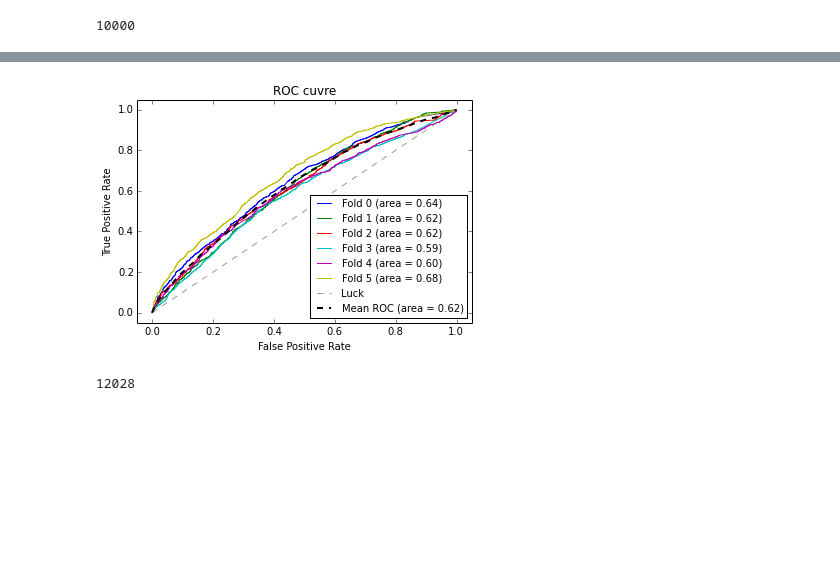
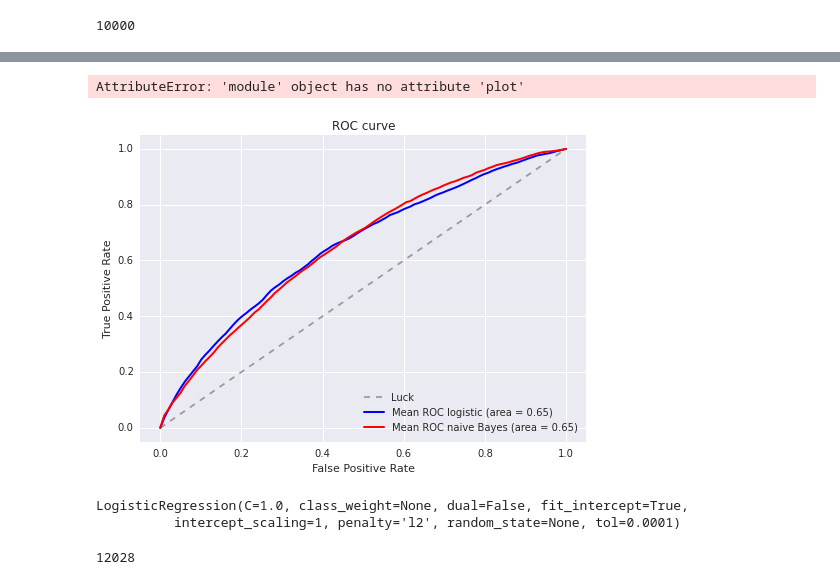
Before and after one commit to gautsi/creddit_score, a Jupyter notebook: notebooks/model_2.ipynb, the cells around one changed output, grey strips where cells are left out. Drawn from its saved outputs; the diff is of its cells as text; code cells hidden in the pictures; blank space fills up the shorter version.

```diff
--- a/notebooks/model_2.ipynb
+++ b/notebooks/model_2.ipynb
@@ -152,7 +158,8 @@ class creddit_score(object):
     def classify(self, train=None, test=None):
 
         if train is None:
-            train, test = list(self.cv)[np.random.choice(len(self.cv))]
+            train, test = list(self.cv)[0]
+            #np.random.choice(len(self.cv))
 
         self.clf.fit(self.X.iloc[train], self.y[train])
         pred = self.clf.predict(self.X.iloc[test])
@@ -170,5 +177,5 @@ class creddit_score(object):
     def fit(self):
         self.clf.fit(self.X, self.y)
 # %%
-crs = creddit_score(X=model_df, y=good_bad_df.cls, clf=LogisticRegression())
+crs_log = creddit_score(X=model_df, y=good_bad_df.cls, clf=LogisticRegression())
 # %%
@@ -194,5 +201,5 @@ text_mnb = Pipeline([('vect', CountVectorizer(ngram_range = (1,4), stop_words='e
                      ('mnb', MultinomialNB()),
                      ])
 # %%
-crs = creddit_score(X=good_bad_df.content, y=good_bad_df.cls, clf=text_mnb)
+crs_nb = creddit_score(X=good_bad_df.content, y=good_bad_df.cls, clf=text_mnb)
 # %%
@@ -317,5 +324,6 @@ import matplotlib.colors as cl
 import matplotlib.patches as mpatches
 import matplotlib.cm as cm
 # %%
-X = good_bad_df.content
+X2 = good_bad_df.content
+X1 = model_df
 y = good_bad_df.cls_color/2
@@ -322,34 +332,47 @@ y = good_bad_df.cls_color/2
+# %%
+cv = StratifiedKFold(y, n_folds=6)
+classifier1 = crs_log.clf
+classifier2 = crs_nb.clf
+
+
+mean_tpr1 = 0.0
+mean_fpr1 = np.linspace(0, 1, 100)
+mean_tpr2 = 0.0
+mean_fpr2 = np.linspace(0, 1, 100)
+all_tpr = []
+
+for i, (train, test) in enumerate(cv):
+    probas1 = classifier1.fit(X1.iloc[train], y[train]).predict_proba(X1.iloc[test])
+    probas2 = classifier2.fit(X2.iloc[train], y[train]).predict_proba(X2.iloc[test])
+    # Compute ROC curve and area the curve
+    fpr1, tpr1, thresholds1 = roc_curve(y[test], probas1[:, 1])
+    fpr2, tpr2, thresholds2 = roc_curve(y[test], probas2[:, 1])
+    mean_tpr1 += interp(mean_fpr1, fpr1, tpr1)
+    mean_tpr2 += interp(mean_fpr2, fpr2, tpr2)
+    mean_tpr1[0] = 0.0
+    mean_tpr2[0] = 0.0
+    #roc_auc = auc(fpr, tpr)
+    #plt.plot(fpr, tpr, lw=1, label='Fold %d (area = %0.2f)' % (i, roc_auc))
+# %% [output]
+AttributeError: 'module' object has no attribute 'plot'
 # %%
-cv = StratifiedKFold(y, n_folds=6)
-classifier = pipe
-
-mean_tpr = 0.0
-mean_fpr = np.linspace(0, 1, 100)
-all_tpr = []
-
-for i, (train, test) in enumerate(cv):
-    probas_ = classifier.fit(X.iloc[train], y[train]).predict_proba(X.iloc[test])
-    # Compute ROC curve and area the curve
-    fpr, tpr, thresholds = roc_curve(y[test], probas_[:, 1])
-    mean_tpr += interp(mean_fpr, fpr, tpr)
-    mean_tpr[0] = 0.0
-    roc_auc = auc(fpr, tpr)
-    plt.plot(fpr, tpr, lw=1, label='Fold %d (area = %0.2f)' % (i, roc_auc))
-
 plt.plot([0, 1], [0, 1], '--', color=(0.6, 0.6, 0.6), label='Luck')
 
-mean_tpr /= len(cv)
-mean_tpr[-1] = 1.0
-mean_auc = auc(mean_fpr, mean_tpr)
-plt.plot(mean_fpr, mean_tpr, 'k--',
-        label='Mean ROC (area = %0.2f)' % mean_auc, lw=2)
+mean_tpr1 /= len(cv)
+mean_tpr2 /= len(cv)
+mean_tpr1[-1] = 1.0
+mean_tpr2[-1] = 1.0
+mean_auc1 = auc(mean_fpr1, mean_tpr1)
+mean_auc2 = auc(mean_fpr2, mean_tpr2)
+plt.plot(mean_fpr1, mean_tpr1, 'b', label='Mean ROC logistic (area = %0.2f)' % mean_auc1, lw=2)
+plt.plot(mean_fpr2, mean_tpr2, 'r', label='Mean ROC naive Bayes (area = %0.2f)' % mean_auc2, lw=2)
 
 plt.xlim([-0.05, 1.05])
 plt.ylim([-0.05, 1.05])
 plt.xlabel('False Positive Rate')
 plt.ylabel('True Positive Rate')
-plt.title('ROC cuvre')
+plt.title('ROC curve')
 plt.legend(loc="lower right", fontsize=10)
-plt.savefig("roc", dpi=300)
+plt.savefig("roc_seaborn", dpi=300)
 # %% [output]
-[figure, old version]
+[figure, new version]
@@ -355,0 +381,5 @@ plt.savefig("roc", dpi=300)
+# %%
+crs_log.clf
+# %% [output]
+LogisticRegression(C=1.0, class_weight=None, dual=False, fit_intercept=True,
+          intercept_scaling=1, penalty='l2', random_state=None, tol=0.0001)
```
Also changed, not shown: parts of 12 cells of this notebook, 3 other files.
